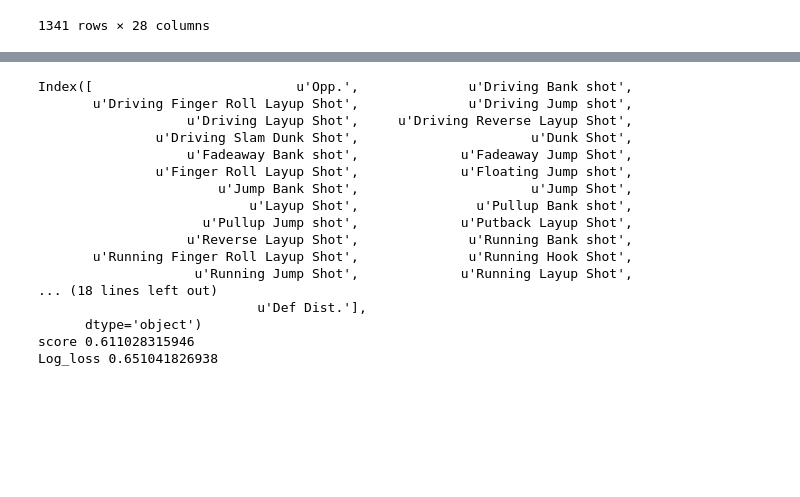
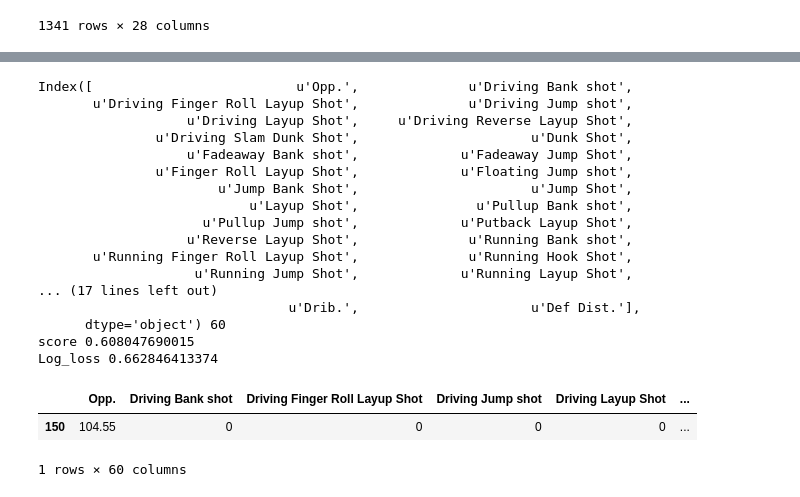
Before and after one commit to billmwong/FiveThirtyGreat, a Jupyter notebook: shot_predictor.ipynb, the cells around one changed output, grey strips where cells are left out. Drawn from its saved outputs; the diff is of its cells as text; code cells hidden in the pictures; blank space fills up the shorter version.

```diff
--- a/shot_predictor.ipynb
+++ b/shot_predictor.ipynb
@@ -304,23 +284,28 @@ def testLogLoss_combined(transformed, model):
     print "score",model.score(X_test[predictors], y_test)
     predicted = np.array(model.predict_proba(X_test[predictors]))
     print "Log_loss", log_loss(y_test, predicted)
-# %%
-testLogLoss_combined(transformed_combined, logistic)
-# %% [output]
-Index([                          u'Opp.',              u'Driving Bank shot',
-       u'Driving Finger Roll Layup Shot',              u'Driving Jump shot',
-                   u'Driving Layup Shot',     u'Driving Reverse Layup Shot',
-               u'Driving Slam Dunk Shot',                      u'Dunk Shot',
-                   u'Fadeaway Bank shot',             u'Fadeaway Jump Shot',
-               u'Finger Roll Layup Shot',             u'Floating Jump shot',
-                       u'Jump Bank Shot',                      u'Jump Shot',
-                           u'Layup Shot',               u'Pullup Bank shot',
-                     u'Pullup Jump shot',             u'Putback Layup Shot',
-                   u'Reverse Layup Shot',              u'Running Bank shot',
-       u'Running Finger Roll Layup Shot',              u'Running Hook Shot',
-                    u'Running Jump Shot',             u'Running Layup Shot',
-... (18 lines left out)
-                            u'Def Dist.'],
-      dtype='object')
-score 0.611028315946
-Log_loss 0.651041826938
+# %%
+random = RandomForestClassifier(random_state=1, n_estimators=10, min_samples_split=4, min_samples_leaf=8)
+testLogLoss_combined(transformed_combined, random)
+# testLogLoss_combined(transformed_combined, logistic)
+# %% [output]
+Index([                          u'Opp.',              u'Driving Bank shot',
+       u'Driving Finger Roll Layup Shot',              u'Driving Jump shot',
+                   u'Driving Layup Shot',     u'Driving Reverse Layup Shot',
+               u'Driving Slam Dunk Shot',                      u'Dunk Shot',
+                   u'Fadeaway Bank shot',             u'Fadeaway Jump Shot',
+               u'Finger Roll Layup Shot',             u'Floating Jump shot',
+                       u'Jump Bank Shot',                      u'Jump Shot',
+                           u'Layup Shot',               u'Pullup Bank shot',
+                     u'Pullup Jump shot',             u'Putback Layup Shot',
+                   u'Reverse Layup Shot',              u'Running Bank shot',
+       u'Running Finger Roll Layup Shot',              u'Running Hook Shot',
+                    u'Running Jump Shot',             u'Running Layup Shot',
+... (17 lines left out)
+                                u'Drib.',                      u'Def Dist.'],
+      dtype='object') 60
+score 0.608047690015
+Log_loss 0.662846413374
+|  | Opp. | Driving Bank shot | Driving Finger Roll Layup Shot | Driving Jump shot | Driving Layup Shot | ... |
+| 150 | 104.55 | 0 | 0 | 0 | 0 | ... |
+1 rows × 60 columns
```
Also changed, not shown: parts of 19 cells of this notebook, 1 other file.
